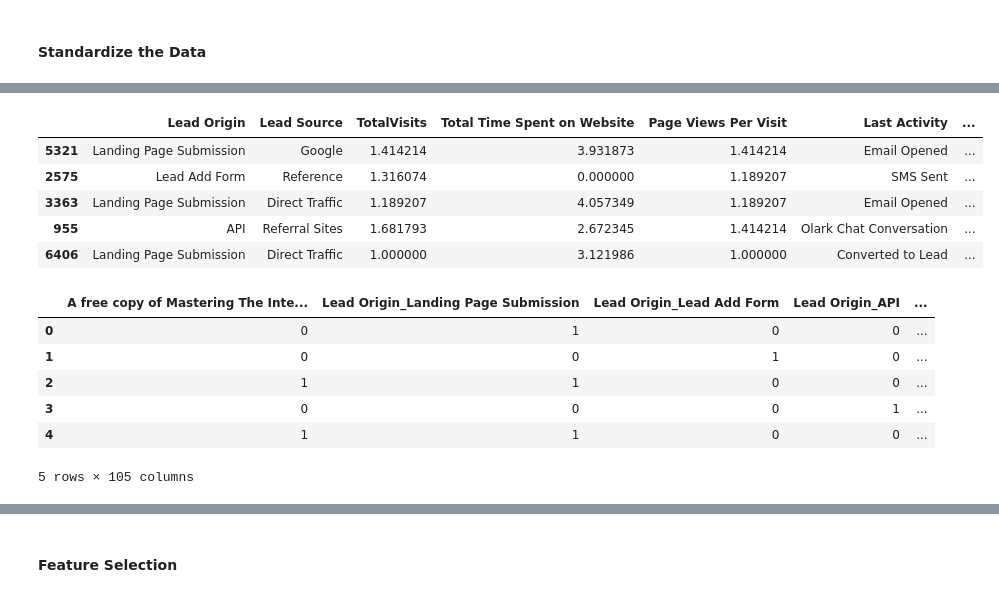
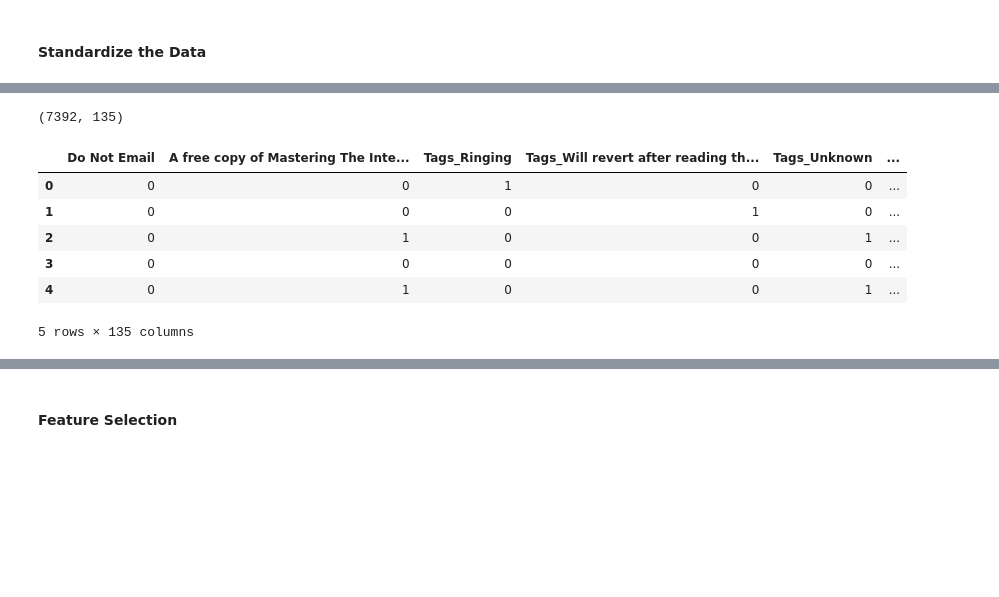
Before and after one commit to saqlain-github/LeadingScore, a Jupyter notebook: LeadScoring.ipynb, the cells around one changed output, grey strips where cells are left out. Cells and saved outputs as stored; diff of their text form; code cells hidden in the pictures; blank space fills up the shorter version.

```diff
--- a/LeadScoring.ipynb
+++ b/LeadScoring.ipynb
@@ -1421,7 +1531,22 @@ X_train.head()
+# %%
+discrete_df_train.reset_index(inplace=True, drop=True)
+discrete_df_test.reset_index(inplace=True, drop=True)
 # %% [markdown]
 #### Standardize the Data
+# %%
+numerical_df_train = X_train_fe = pd.concat([
+                        ordinal_df_train,
+                        continuous_df_train,
+                        discrete_df_train
+                    ], axis=1)
+
+numerical_df_test = X_train_fe = pd.concat([
+                        ordinal_df_test,
+                        continuous_df_test,
+                        discrete_df_test
+                    ], axis=1)
 # %%
 sc = StandardScaler()
-continuous_data=pd.DataFrame(sc.fit_transform(X_train[continuous_features]), columns=X_train[continuous_features].columns)
-continuous_data
+numerical_df_train=pd.DataFrame(sc.fit_transform(numerical_df_train), columns=numerical_df_train.columns)
+numerical_df_train
 # %% [output]
@@ -1462,20 +1587,26 @@ pickle.dump(ohe, open('models/standardScaler.pkl', 'wb'))
+# %%
+X_train_fe = pd.concat([
+                        binary_df_train,
+                        nominal_df_train,
+                        numerical_df_train
+                    ], axis=1)
+
+X_test_fe = pd.concat([
+                        binary_df_test,
+                        nominal_df_test,
+                        numerical_df_test
+                    ], axis=1)
+# %%
+X_train_fe.shape
+# %% [output]
+(7392, 135)
 # %%
-X_train.head()
+X_train_fe.head()
 # %% [output]
-|  | Lead Origin | Lead Source | TotalVisits | Total Time Spent on Website | Page Views Per Visit | Last Activity | ... |
-| 5321 | Landing Page Submission | Google | 1.414214 | 3.931873 | 1.414214 | Email Opened | ... |
-| 2575 | Lead Add Form | Reference | 1.316074 | 0.000000 | 1.189207 | SMS Sent | ... |
-| 3363 | Landing Page Submission | Direct Traffic | 1.189207 | 4.057349 | 1.189207 | Email Opened | ... |
-| 955 | API | Referral Sites | 1.681793 | 2.672345 | 1.414214 | Olark Chat Conversation | ... |
-| 6406 | Landing Page Submission | Direct Traffic | 1.000000 | 3.121986 | 1.000000 | Converted to Lead | ... |
+|  | Do Not Email | A free copy of Mastering The Inte... | Tags_Ringing | Tags_Will revert after reading th... | Tags_Unknown | ... |
+| 0 | 0 | 0 | 1 | 0 | 0 | ... |
+| 1 | 0 | 0 | 0 | 1 | 0 | ... |
+| 2 | 0 | 1 | 0 | 0 | 1 | ... |
+| 3 | 0 | 0 | 0 | 0 | 0 | ... |
+| 4 | 0 | 1 | 0 | 0 | 1 | ... |
+5 rows × 135 columns
-# %%
-X_train = pd.concat([binary_data, encoded_data, continuous_data], axis=1)
-X_train.head()
-# %% [output]
-|  | A free copy of Mastering The Inte... | Lead Origin_Landing Page Submission | Lead Origin_Lead Add Form | Lead Origin_API | ... |
-| 0 | 0 | 1 | 0 | 0 | ... |
-| 1 | 0 | 0 | 1 | 0 | ... |
-| 2 | 1 | 1 | 0 | 0 | ... |
-| 3 | 0 | 0 | 0 | 1 | ... |
-| 4 | 1 | 1 | 0 | 0 | ... |
-5 rows × 105 columns
```
Also changed, not shown: parts of 133 cells of this notebook, 4 other files.
